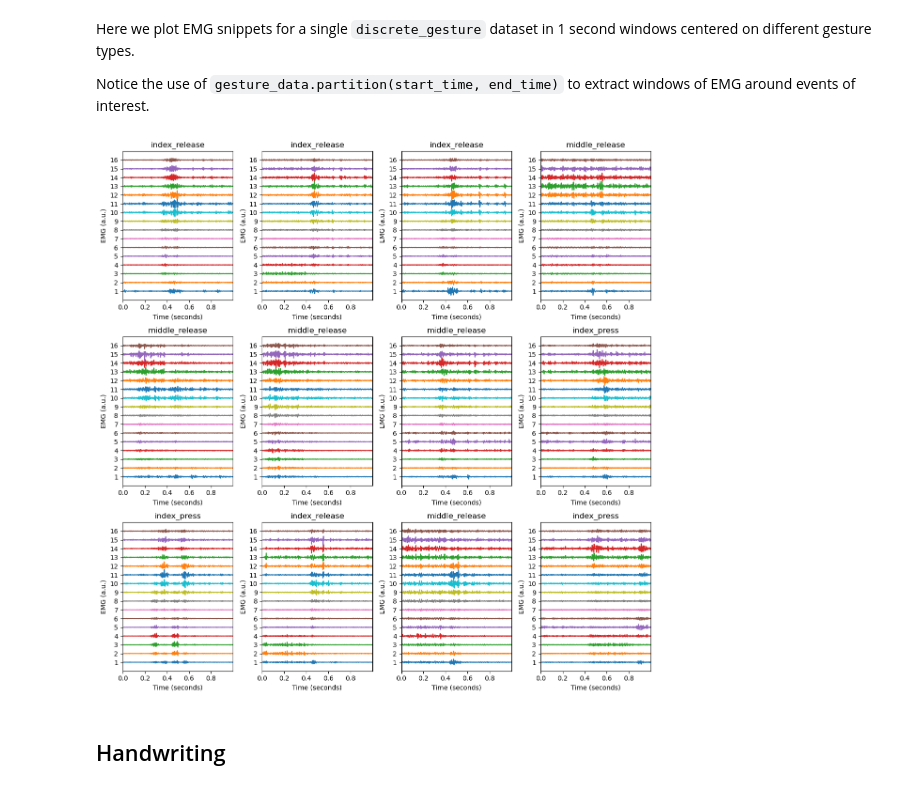
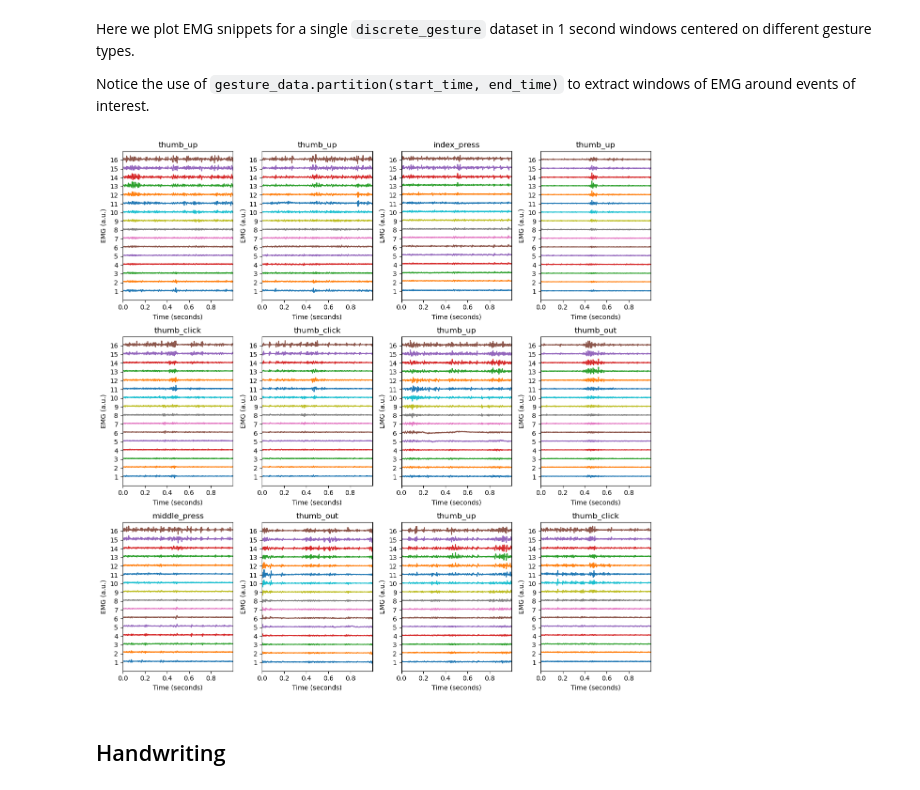
Before and after one commit to facebookresearch/generic-neuromotor-interface, a Jupyter notebook: loading_emg_data.ipynb, the cells around one changed output. Saved outputs shown, nothing was run; the diff lists cells and outputs as text; code cells hidden in the pictures.

```diff
--- a/loading_emg_data.ipynb
+++ b/loading_emg_data.ipynb
@@ -127,22 +155,22 @@ gesture_data = load_data(gesture_file)
 # %%
 window = [-.5, .5]
 nrows = 3
 ncols = 4
 
 fig, axs = plt.subplots(nrows, ncols, figsize=(ncols * 3, nrows * 4))
 
 # Sample random gestures
-gestures = gesture_data.labels.sample(nrows * ncols, random_state=0, replace=False)
+gestures = gesture_data.prompts.sample(nrows * ncols, random_state=0, replace=False)
 
 for ax, (_, gesture) in zip(axs.flatten(), gestures.iterrows()):
     timeseries = gesture_data.partition(gesture.time + window[0], gesture.time + window[1])
     plot_emg(timeseries["time"], timeseries["emg"], ax=ax)
     gesture_name = gesture.loc["name"]
     ax.set(title=f"{gesture_name}")
 
 plt.tight_layout()
 # %% [output]
-[figure, old version]
+[figure, new version]
 # %% [markdown]
 ## Handwriting
 # %% [markdown]
```
Also changed, not shown: parts of 11 cells of this notebook, 1 other file.
